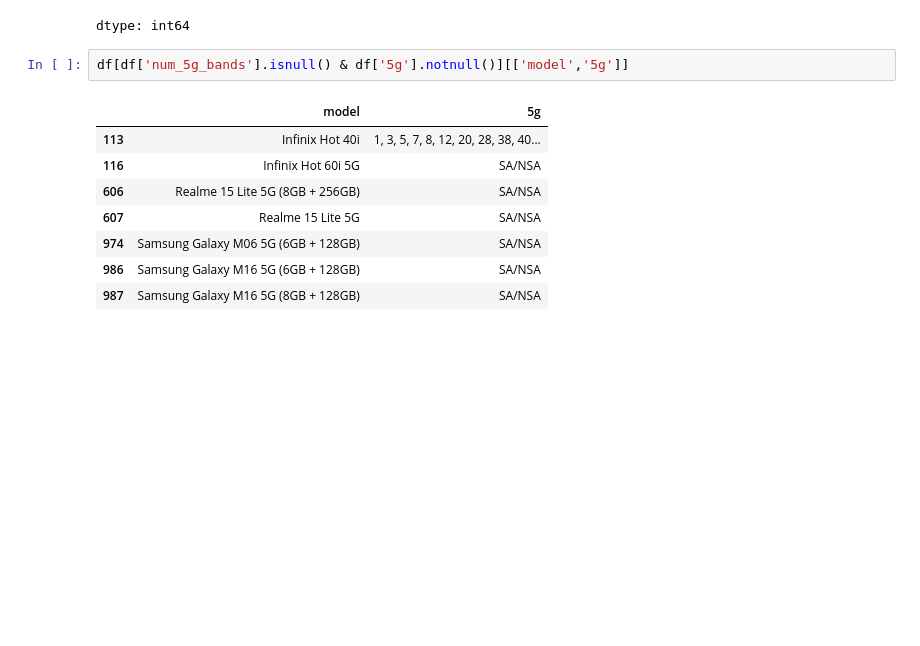
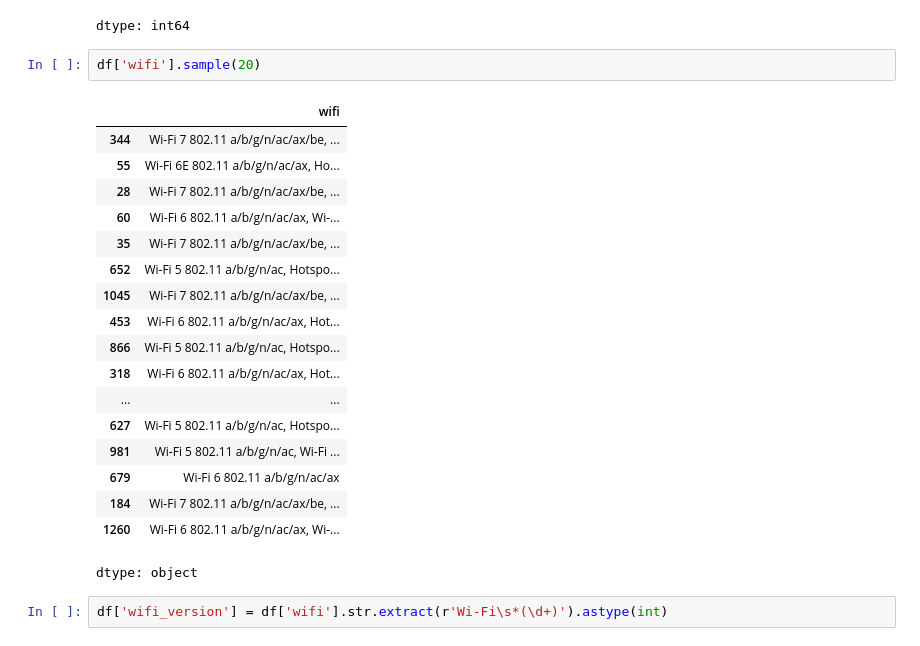
Before and after one commit to rajeshxdatascience/smartphone-recommender-system, a Jupyter notebook: SpecLens_AI_Data_Engineering.ipynb, the cells around one changed output. Saved outputs shown, nothing was run; the diff lists cells and outputs as text; blank space fills up the shorter version.

```diff
--- a/SpecLens_AI_Data_Engineering.ipynb
+++ b/SpecLens_AI_Data_Engineering.ipynb
@@ -5026,14 +5026,26 @@ df['num_5g_bands'].value_counts(dropna=False)
 | 30 | 1 |
 | 1 | 1 |
 dtype: int64
-# %%
-df[df['num_5g_bands'].isnull() & df['5g'].notnull()][['model','5g']]
-# %% [output]
-|  | model | 5g |
-| 113 | Infinix Hot 40i | 1, 3, 5, 7, 8, 12, 20, 28, 38, 40... |
-| 116 | Infinix Hot 60i 5G | SA/NSA |
-| 606 | Realme 15 Lite 5G (8GB + 256GB) | SA/NSA |
-| 607 | Realme 15 Lite 5G | SA/NSA |
-| 974 | Samsung Galaxy M06 5G (6GB + 128GB) | SA/NSA |
-| 986 | Samsung Galaxy M16 5G (6GB + 128GB) | SA/NSA |
-| 987 | Samsung Galaxy M16 5G (8GB + 128GB) | SA/NSA |
+# %%
+df['wifi'].sample(20)
+# %% [output]
+|  | wifi |
+| 344 | Wi-Fi 7 802.11 a/b/g/n/ac/ax/be, ... |
+| 55 | Wi-Fi 6E 802.11 a/b/g/n/ac/ax, Ho... |
+| 28 | Wi-Fi 7 802.11 a/b/g/n/ac/ax/be, ... |
+| 60 | Wi-Fi 6 802.11 a/b/g/n/ac/ax, Wi-... |
+| 35 | Wi-Fi 7 802.11 a/b/g/n/ac/ax/be, ... |
+| 652 | Wi-Fi 5 802.11 a/b/g/n/ac, Hotspo... |
+| 1045 | Wi-Fi 7 802.11 a/b/g/n/ac/ax/be, ... |
+| 453 | Wi-Fi 6 802.11 a/b/g/n/ac/ax, Hot... |
+| 866 | Wi-Fi 5 802.11 a/b/g/n/ac, Hotspo... |
+| 318 | Wi-Fi 6 802.11 a/b/g/n/ac/ax, Hot... |
+| ... | ... |
+| 627 | Wi-Fi 5 802.11 a/b/g/n/ac, Hotspo... |
+| 981 | Wi-Fi 5 802.11 a/b/g/n/ac, Wi-Fi ... |
+| 679 | Wi-Fi 6 802.11 a/b/g/n/ac/ax |
+| 184 | Wi-Fi 7 802.11 a/b/g/n/ac/ax/be, ... |
+| 1260 | Wi-Fi 6 802.11 a/b/g/n/ac/ax, Wi-... |
+dtype: object
+# %%
+df['wifi_version'] = df['wifi'].str.extract(r'Wi-Fi\s*(\d+)').astype(int)
```
Also changed, not shown: parts of 3 cells of this notebook.
